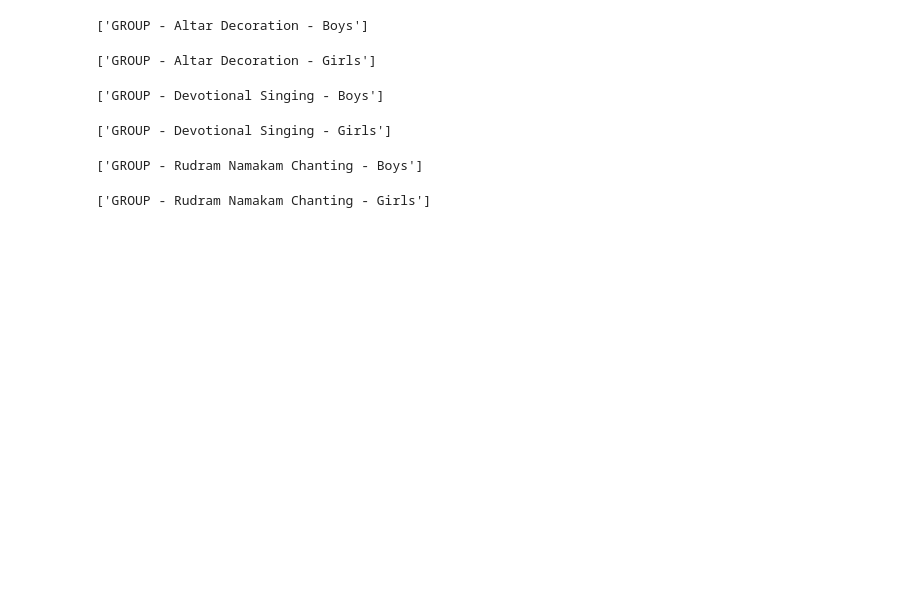
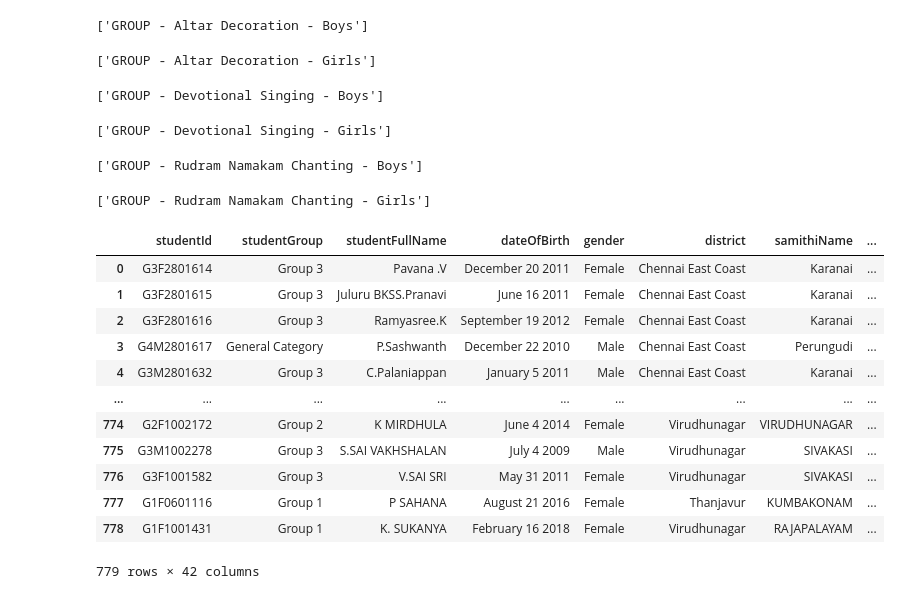
Before and after one commit to tanmay-563/slts-2024, a Jupyter notebook: organize_participant_data.ipynb, the cells around one changed output. Cells and saved outputs as stored; diff of their text form; code cells hidden in the pictures; blank space fills up the shorter version.

Commit message:
Data finalized.

```diff
--- a/organize_participant_data.ipynb
+++ b/organize_participant_data.ipynb
@@ -1007,3 +1007,20 @@ process_group_event_data('GROUP - Rudram Namakam Chanting - Girls', 4)
 # Sort by district
 new_df = new_df.sort_values(by='district')
 new_df.to_csv("complete_registration_data.csv", index=False)
+# %%
+new_df = pd.read_csv('final_data.csv')
+new_df
+# %% [output]
+|  | studentId | studentGroup | studentFullName | dateOfBirth | gender | district | samithiName | ... |
+| 0 | G3F2801614 | Group 3 | Pavana .V | December 20 2011 | Female | Chennai East Coast | Karanai | ... |
+| 1 | G3F2801615 | Group 3 | Juluru BKSS.Pranavi | June 16 2011 | Female | Chennai East Coast | Karanai | ... |
+| 2 | G3F2801616 | Group 3 | Ramyasree.K | September 19 2012 | Female | Chennai East Coast | Karanai | ... |
+| 3 | G4M2801617 | General Category | P.Sashwanth | December 22 2010 | Male | Chennai East Coast | Perungudi | ... |
+| 4 | G3M2801632 | Group 3 | C.Palaniappan | January 5 2011 | Male | Chennai East Coast | Karanai | ... |
+| ... | ... | ... | ... | ... | ... | ... | ... | ... |
+| 774 | G2F1002172 | Group 2 | K MIRDHULA | June 4 2014 | Female | Virudhunagar | VIRUDHUNAGAR | ... |
+| 775 | G3M1002278 | Group 3 | S.SAI VAKHSHALAN | July 4 2009 | Male | Virudhunagar | SIVAKASI | ... |
+| 776 | G3F1001582 | Group 3 | V.SAI SRI | May 31 2011 | Female | Virudhunagar | SIVAKASI | ... |
+| 777 | G1F0601116 | Group 1 | P SAHANA | August 21 2016 | Female | Thanjavur | KUMBAKONAM | ... |
+| 778 | G1F1001431 | Group 1 | K. SUKANYA | February 16 2018 | Female | Virudhunagar | RAJAPALAYAM | ... |
+779 rows × 42 columns
```
Also changed, not shown: parts of 2 cells of this notebook, 1 other file.
